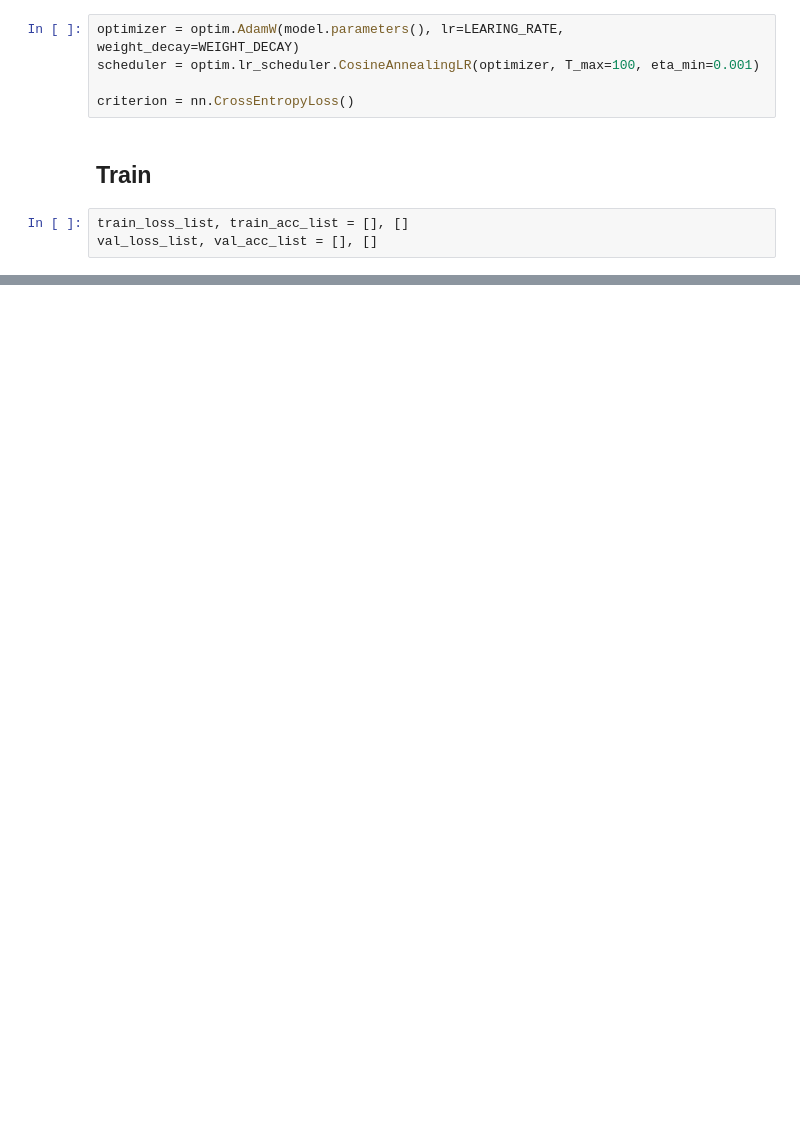
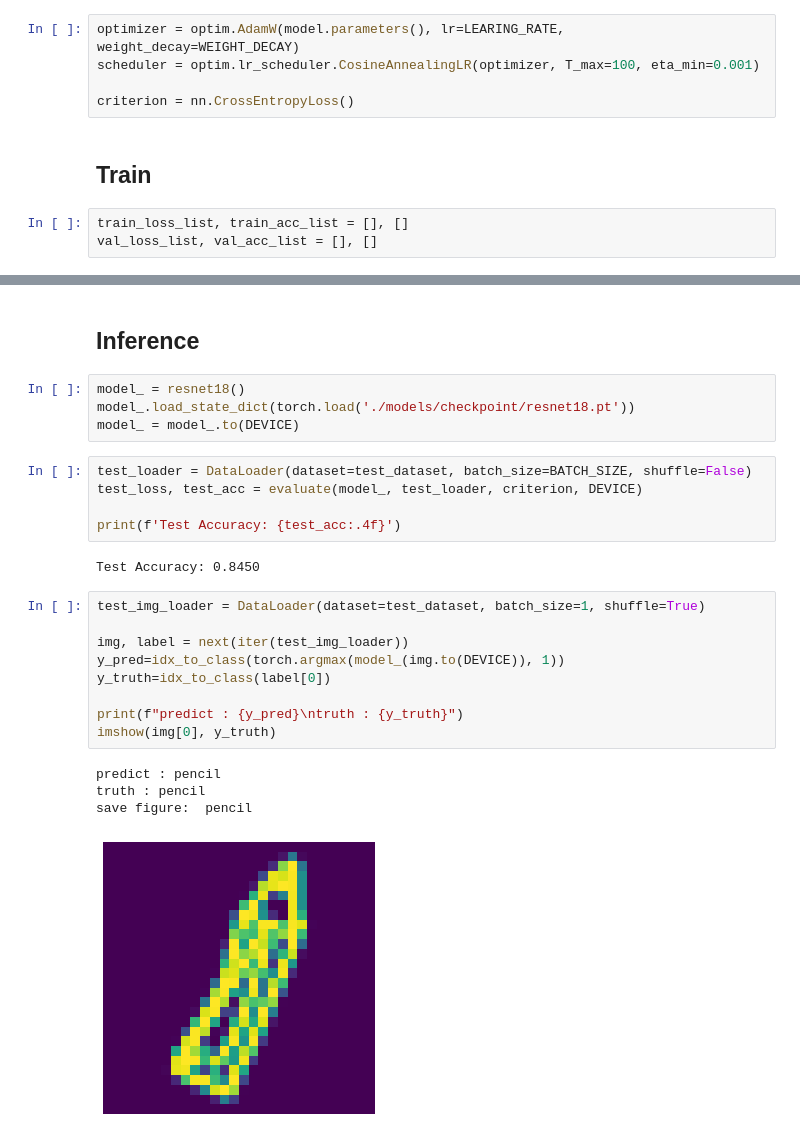
Before and after one commit to watchstep/draw9, a Jupyter notebook: model/main.ipynb, the cells around one changed output, grey strips where cells are left out. Saved outputs shown, nothing was run; the diff lists cells and outputs as text; blank space fills up the shorter version.

```diff
--- a/model/main.ipynb
+++ b/model/main.ipynb
@@ -254,0 +255,27 @@ save figure:  simple_cnn_2_loss_acc
+# %% [markdown]
+## Inference
+# %%
+model_ = resnet18()
+model_.load_state_dict(torch.load('./models/checkpoint/resnet18.pt'))
+model_ = model_.to(DEVICE)
+# %%
+test_loader = DataLoader(dataset=test_dataset, batch_size=BATCH_SIZE, shuffle=False)
+test_loss, test_acc = evaluate(model_, test_loader, criterion, DEVICE)
+
+print(f'Test Accuracy: {test_acc:.4f}')
+# %% [output]
+Test Accuracy: 0.8450
+# %%
+test_img_loader = DataLoader(dataset=test_dataset, batch_size=1, shuffle=True)
+
+img, label = next(iter(test_img_loader))
+y_pred=idx_to_class(torch.argmax(model_(img.to(DEVICE)), 1))
+y_truth=idx_to_class(label[0])
+
+print(f"predict : {y_pred}\ntruth : {y_truth}")
+imshow(img[0], y_truth)
+# %% [output]
+predict : pencil
+truth : pencil
+save figure:  pencil
+[figure, added]
```
Also changed, not shown: parts of 7 cells of this notebook, 20 other files.
